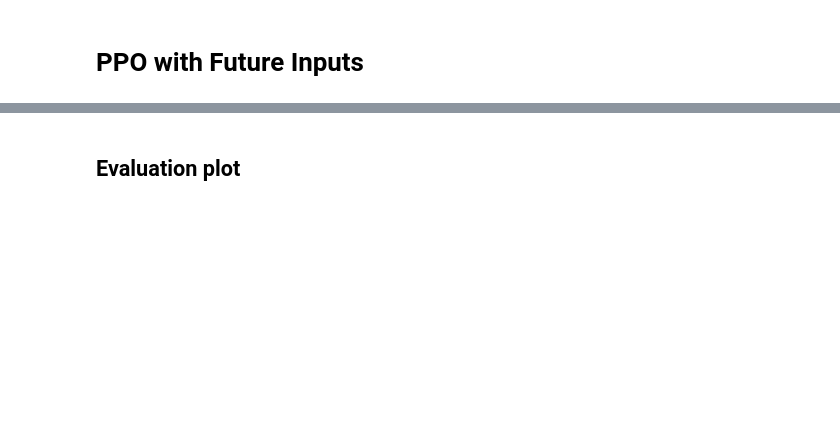
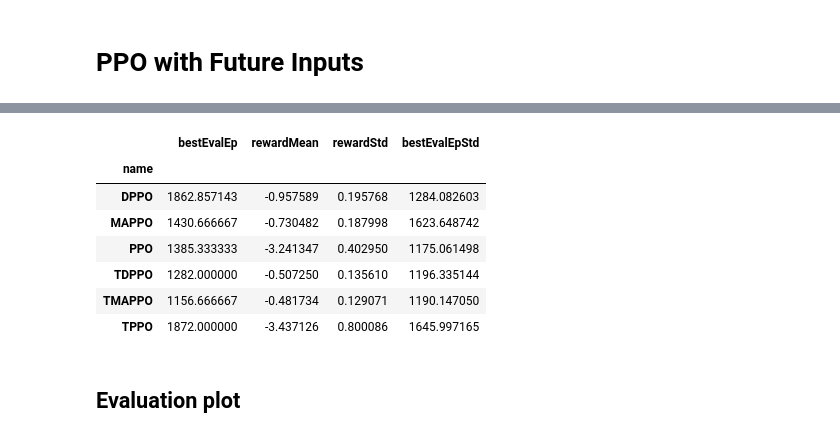
Before and after one commit to JuanPedroGHM/TestRLFrameworkPleaseIgnore, a Jupyter notebook: notebooks/clutchResults_0.ipynb, the cells around one changed output, grey strips where cells are left out. Saved outputs shown, nothing was run; the diff lists cells and outputs as text; code cells hidden in the pictures; blank space fills up the shorter version.

```diff
--- a/notebooks/clutchResults_0.ipynb
+++ b/notebooks/clutchResults_0.ipynb
@@ -155,3 +150,37 @@ compTableDF
+# %%
+expDF, rewardDF, testRewardDF, actorDF, criticDF, evalRewardDF = importExperimentData([
+      ('0_PPO_s_h3', 'PPO'),
+      ('0_DPPO_s_h3', 'DPPO'),
+      ('0_MAPPO_s_h3', 'MAPPO'),
+      ('1_PPO_s_h3', 'PPO'),
+      ('1_DPPO_s_h3', 'DPPO'),
+      ('1_MAPPO_s_h3', 'MAPPO'),
+      ('2_PPO_b_h3', 'PPO'),
+      ('2_DPPO_b_h3', 'DPPO'),
+      ('2_MAPPO_b_h3', 'MAPPO'),
+      ('3_TPPO_b_h3', 'TPPO'),
+      ('3_TDPPO_b_h3', 'TDPPO'),
+      ('3_TMAPPO_b_h3', 'TMAPPO')
+])
+
+rDF = pd.concat([expDF, rewardDF], axis=1, join='inner').drop(['iteration'], axis=1)
+erDF = pd.concat([expDF, evalRewardDF], axis=1, join='inner').drop(['iteration'], axis=1)
+cDF = pd.concat([expDF, criticDF], axis=1, join='inner').drop(['iteration'], axis=1)
+expDF['bestEvalEp'] = erDF.drop('name', axis=1).T.idxmax()
+compTableDF = expDF.groupby('name').mean().drop(['iteration'], axis=1)
+compTableDF['rewardMean'] =  pd.concat([expDF, testRewardDF], axis=1, join='inner').groupby('name').mean().drop(['iteration', 'bestEvalEp'], axis=1).mean(axis=1)
+compTableDF['rewardStd'] = pd.concat([expDF, testRewardDF], axis=1, join='inner').groupby('name').mean().drop(['iteration', 'bestEvalEp'], axis=1).std(axis=1)
+compTableDF['bestEvalEpStd'] = expDF.groupby('name').std().drop(['iteration'], axis=1)
+compTableDF
+# %% [output]
+|  | bestEvalEp | rewardMean | rewardStd | bestEvalEpStd |
+| name |  |  |  |  |
+| DPPO | 1862.857143 | -0.957589 | 0.195768 | 1284.082603 |
+| MAPPO | 1430.666667 | -0.730482 | 0.187998 | 1623.648742 |
+| PPO | 1385.333333 | -3.241347 | 0.402950 | 1175.061498 |
+| TDPPO | 1282.000000 | -0.507250 | 0.135610 | 1196.335144 |
+| TMAPPO | 1156.666667 | -0.481734 | 0.129071 | 1190.147050 |
+| TPPO | 1872.000000 | -3.437126 | 0.800086 | 1645.997165 |
 # %% [markdown]
 ## Evaluation plot
 # %%
```
Also changed, not shown: parts of 14 cells of this notebook, 1 other file.
